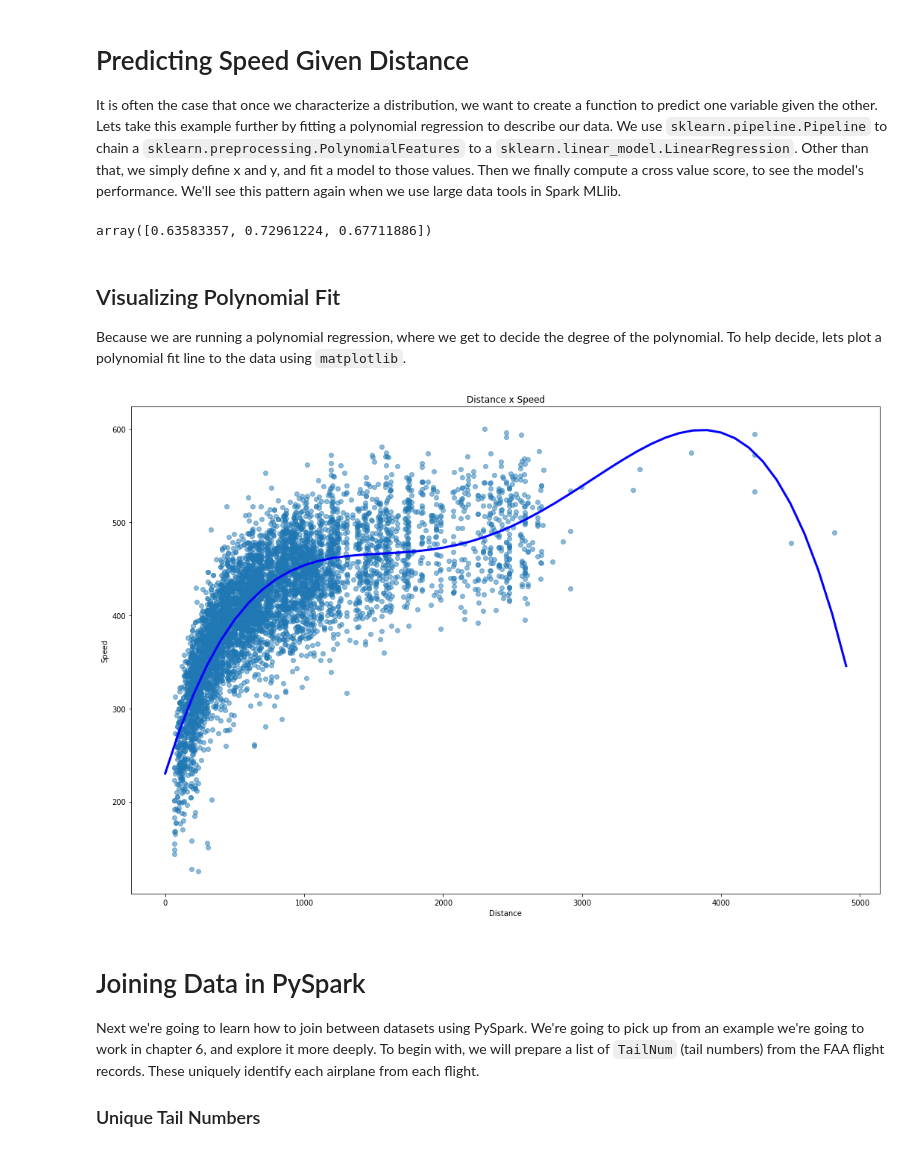
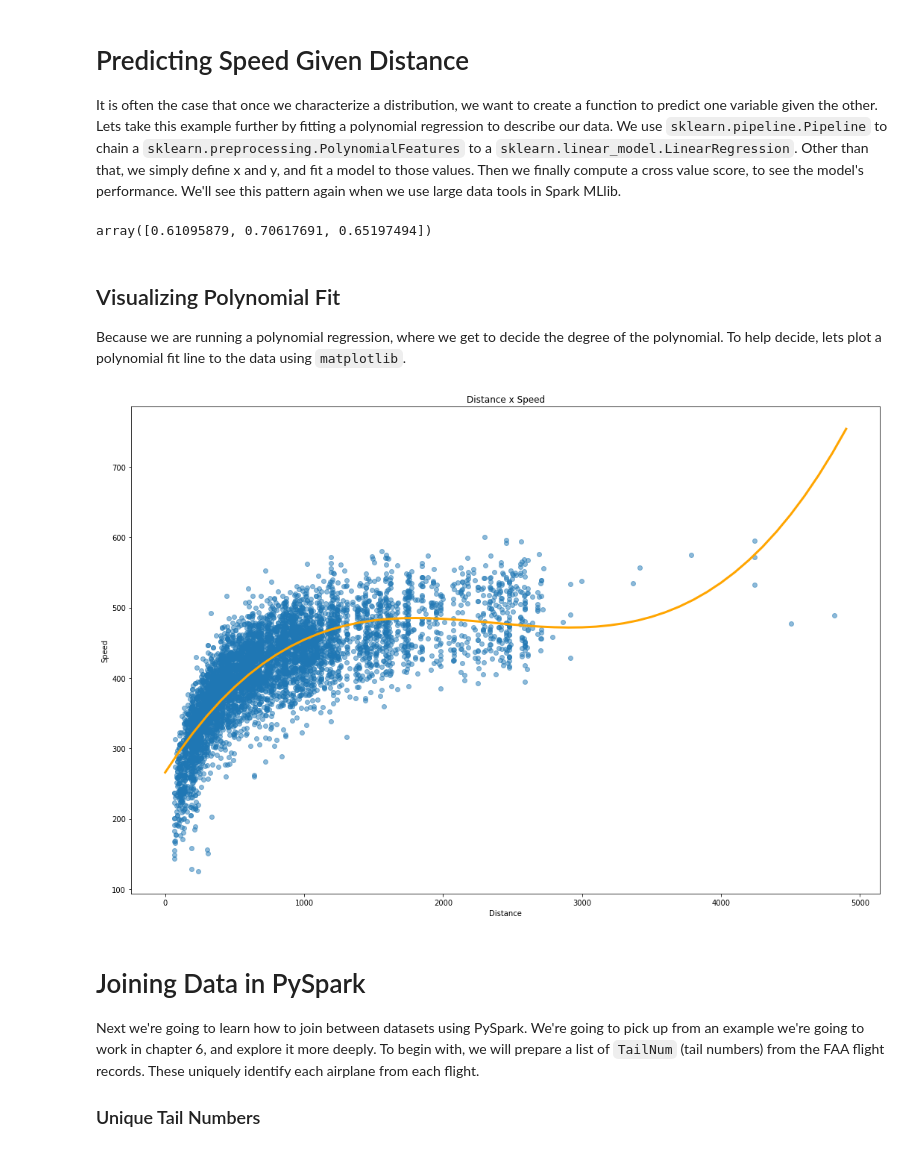
Before and after one commit to xavierlarriva/Agile_Data_Code_2, a Jupyter notebook: ch02/Introduction to PySpark.ipynb, the cells around one changed output. Saved outputs shown, nothing was run; the diff lists cells and outputs as text; code cells hidden in the pictures.

```diff
--- a/ch02/Introduction to PySpark.ipynb
+++ b/ch02/Introduction to PySpark.ipynb
@@ -748,7 +906,7 @@ y = np.array(speed)
 x_test = np.arange(0, 5000, 100)
 
 model = Pipeline([
-    ('poly', PolynomialFeatures(degree=4)),
+    ('poly', PolynomialFeatures(degree=3)),
     ('linear', LinearRegression(fit_intercept=False))
 ])
 model = model.fit(x[:, np.newaxis], y)
@@ -757,7 +915,7 @@ y_out = model.predict(x_test.reshape(-1,1))
 
 cross_val_score(model, x.reshape(-1,1), y)
 # %% [output]
-array([0.63583357, 0.72961224, 0.67711886])
+array([0.61095879, 0.70617691, 0.65197494])
 # %% [markdown]
 ## Visualizing Polynomial Fit
 
@@ -765,29 +923,29 @@ Because we are running a polynomial regression, where we get to decide the degre
 # %%
 %matplotlib inline
 
 import numpy as np
 import matplotlib.pyplot as plt
 
 plt.rcParams["figure.figsize"] = (18,12)
 
 plt.scatter(
     distance,
     speed,
     alpha=0.5
 )
 plt.plot(
     x_test,
     y_out,
-    color='blue',
+    color='orange',
     linewidth=3
 )
 
 plt.title("Distance x Speed")
 plt.xlabel("Distance")
 plt.ylabel("Speed")
 plt.show()
 # %% [output]
-[figure, old version]
+[figure, new version]
 # %% [markdown]
 # Joining Data in PySpark
 
```
Also changed, not shown: parts of 18 cells of this notebook.
